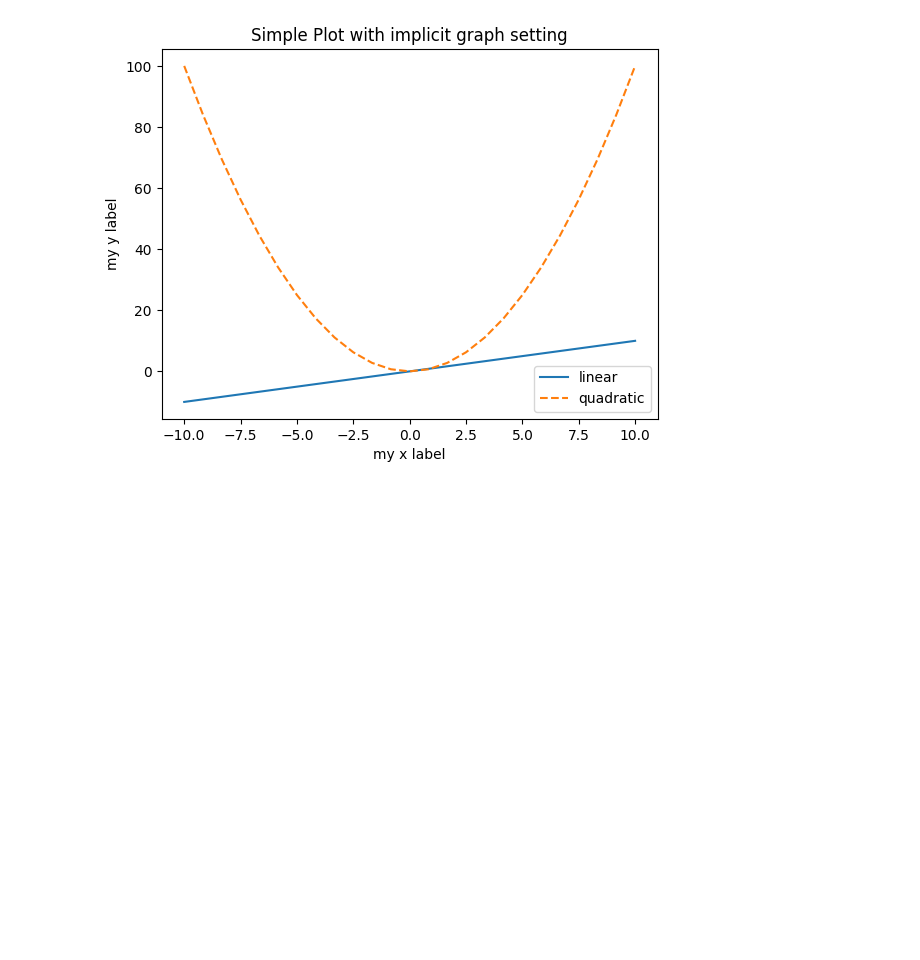
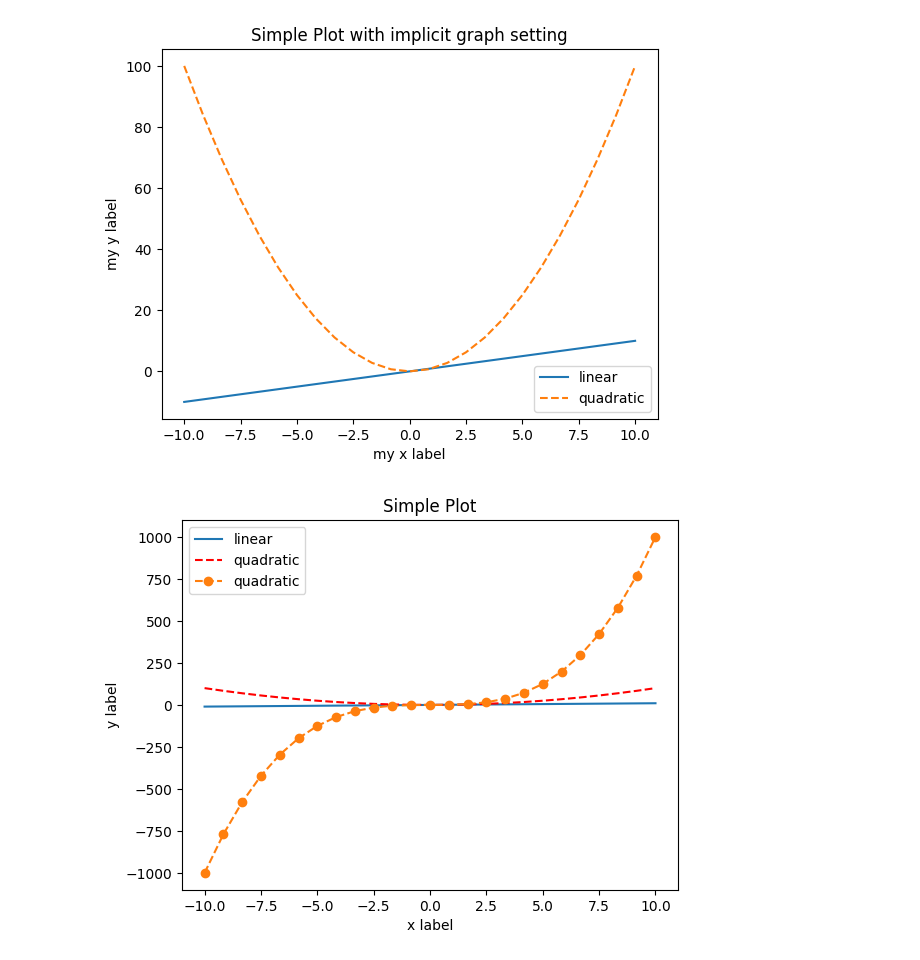
Before and after one commit to shreyapuri11/digipodium_data-analytics, a Jupyter notebook: data_analysis/visualization.ipynb, the cells around one changed output. Saved outputs shown, nothing was run; the diff lists cells and outputs as text; code cells hidden in the pictures; blank space fills up the shorter version.

Commit message:
visualize#1

```diff
--- a/data_analysis/visualization.ipynb
+++ b/data_analysis/visualization.ipynb
@@ -88,8 +88,17 @@ plt.show()
 # %% [output]
 [figure]
 # %%
-# Excilipit
+# Explicit
 x = np.linspace(-10,10,25)
 fig, ax= plt.subplots() # fig and ax are objects
 ax.plot(x,x,'-',label = 'linear')
-ax.plot()
+ax.plot(x, x**2,'r--', label='quadratic')
+ax.plot(x, x**3,'o--', label='quadratic')
+ax.set_xlabel('x label')
+ax.set_ylabel('y label')
+ax.set_title("Simple Plot")
+ax.legend()
+plt.savefig('Plot1.png', bbox_inches='tight', dpi=300)
+plt.show()
+# %% [output]
+[figure, added]
```
Also changed, not shown: parts of 4 cells of this notebook, 1 other file.
